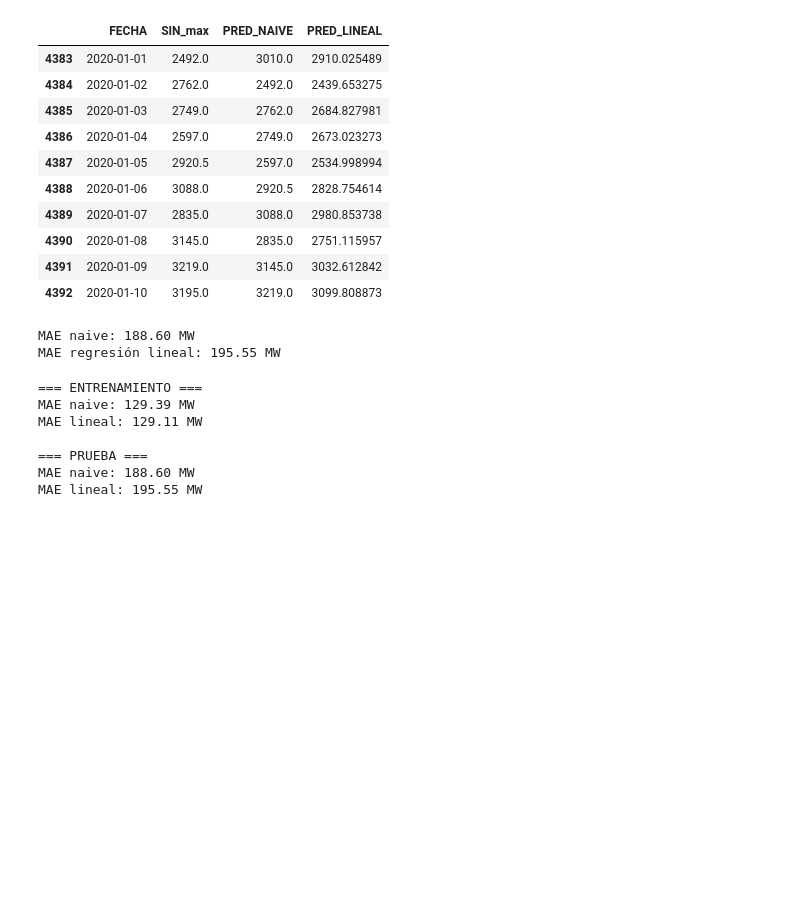
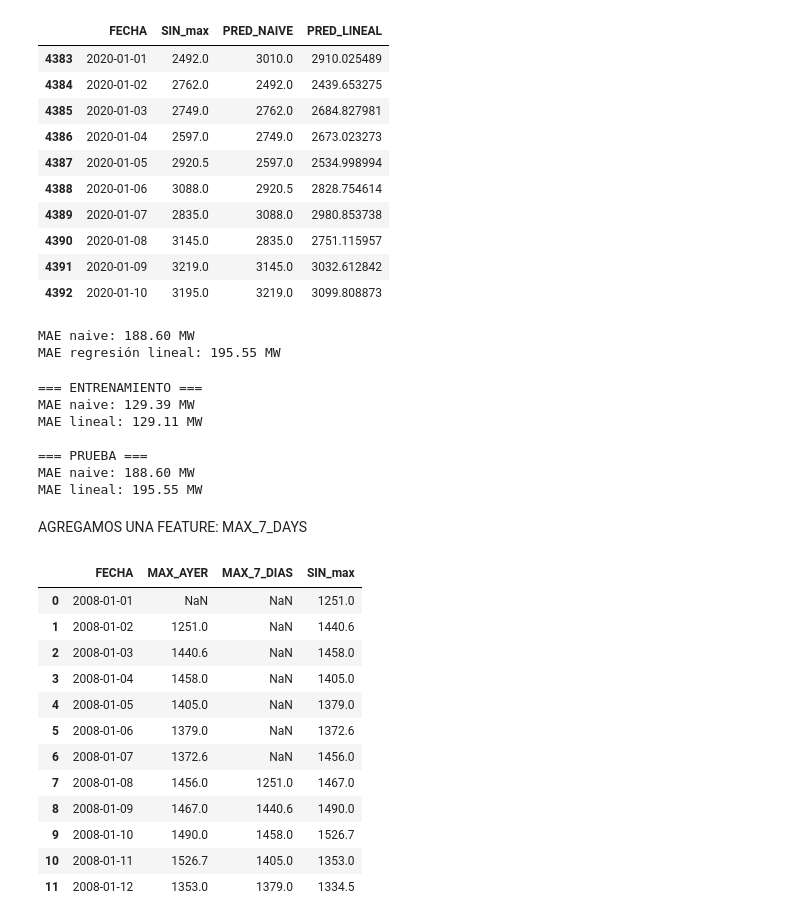
Before and after one commit to JudithJacquet/TFG-Pronostico-Picos-SIN, a Jupyter notebook: Primer_Modelo_Maximo_Diario.ipynb, the cells around one changed output. Drawn from its saved outputs; the diff is of its cells as text; code cells hidden in the pictures; blank space fills up the shorter version.

```diff
--- a/Primer_Modelo_Maximo_Diario.ipynb
+++ b/Primer_Modelo_Maximo_Diario.ipynb
@@ -400,3 +402,39 @@ MAE lineal: 129.11 MW
 === PRUEBA ===
 MAE naive: 188.60 MW
 MAE lineal: 195.55 MW
+# %% [markdown]
+AGREGAMOS UNA FEATURE: MAX_7_DAYS
+# %%
+# Crear una nueva variable:
+# máximo registrado 7 días antes
+
+df_diario["MAX_7_DIAS"] = df_diario["SIN_max"].shift(7)
+
+# Comprobar que realmente corresponda a 7 días calendario antes
+es_7_dias_antes = (
+    df_diario["FECHA"].diff(7) == pd.Timedelta(days=7)
+)
+
+# Si no son exactamente 7 días, invalidamos ese valor
+df_diario.loc[~es_7_dias_antes, "MAX_7_DIAS"] = float("nan")
+
+# Mostrar los primeros registros
+display(
+    df_diario[
+        ["FECHA", "MAX_AYER", "MAX_7_DIAS", "SIN_max"]
+    ].head(12)
+)
+# %% [output]
+|  | FECHA | MAX_AYER | MAX_7_DIAS | SIN_max |
+| 0 | 2008-01-01 | NaN | NaN | 1251.0 |
+| 1 | 2008-01-02 | 1251.0 | NaN | 1440.6 |
+| 2 | 2008-01-03 | 1440.6 | NaN | 1458.0 |
+| 3 | 2008-01-04 | 1458.0 | NaN | 1405.0 |
+| 4 | 2008-01-05 | 1405.0 | NaN | 1379.0 |
+| 5 | 2008-01-06 | 1379.0 | NaN | 1372.6 |
+| 6 | 2008-01-07 | 1372.6 | NaN | 1456.0 |
+| 7 | 2008-01-08 | 1456.0 | 1251.0 | 1467.0 |
+| 8 | 2008-01-09 | 1467.0 | 1440.6 | 1490.0 |
+| 9 | 2008-01-10 | 1490.0 | 1458.0 | 1526.7 |
+| 10 | 2008-01-11 | 1526.7 | 1405.0 | 1353.0 |
+| 11 | 2008-01-12 | 1353.0 | 1379.0 | 1334.5 |
```
Also changed, not shown: parts of 6 cells of this notebook.
